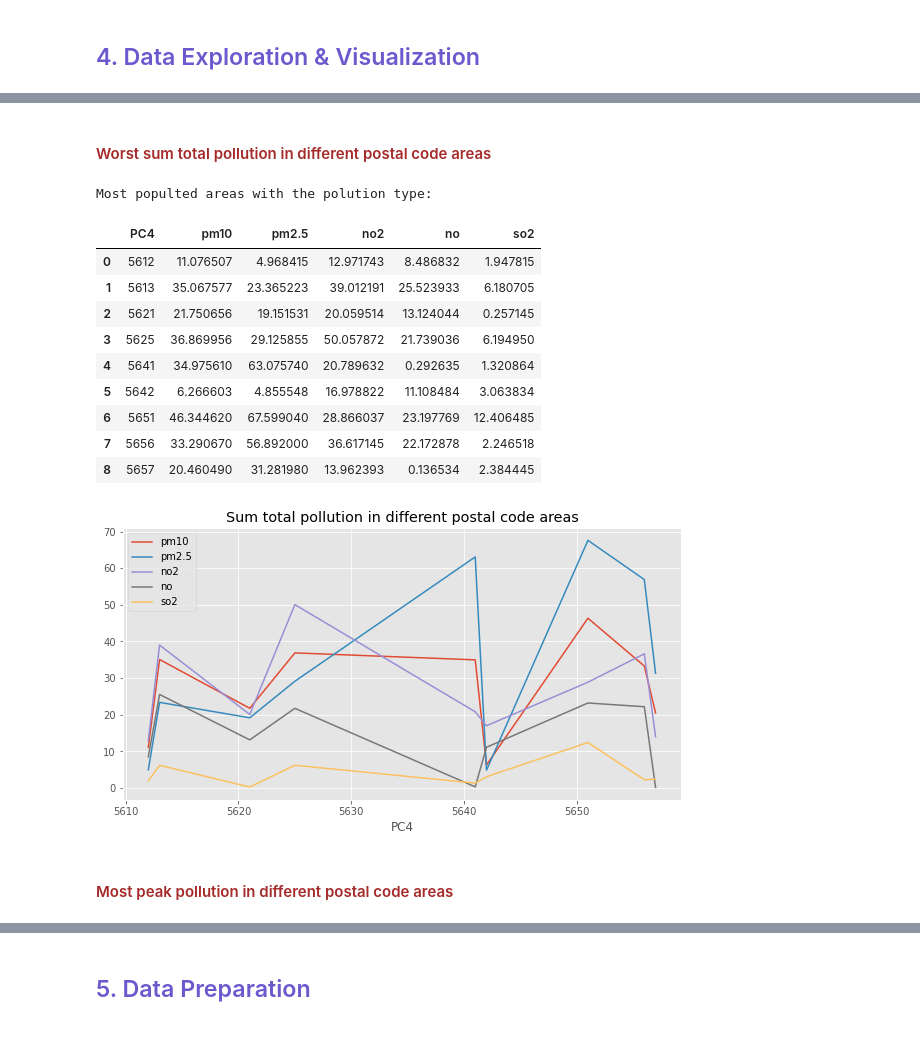
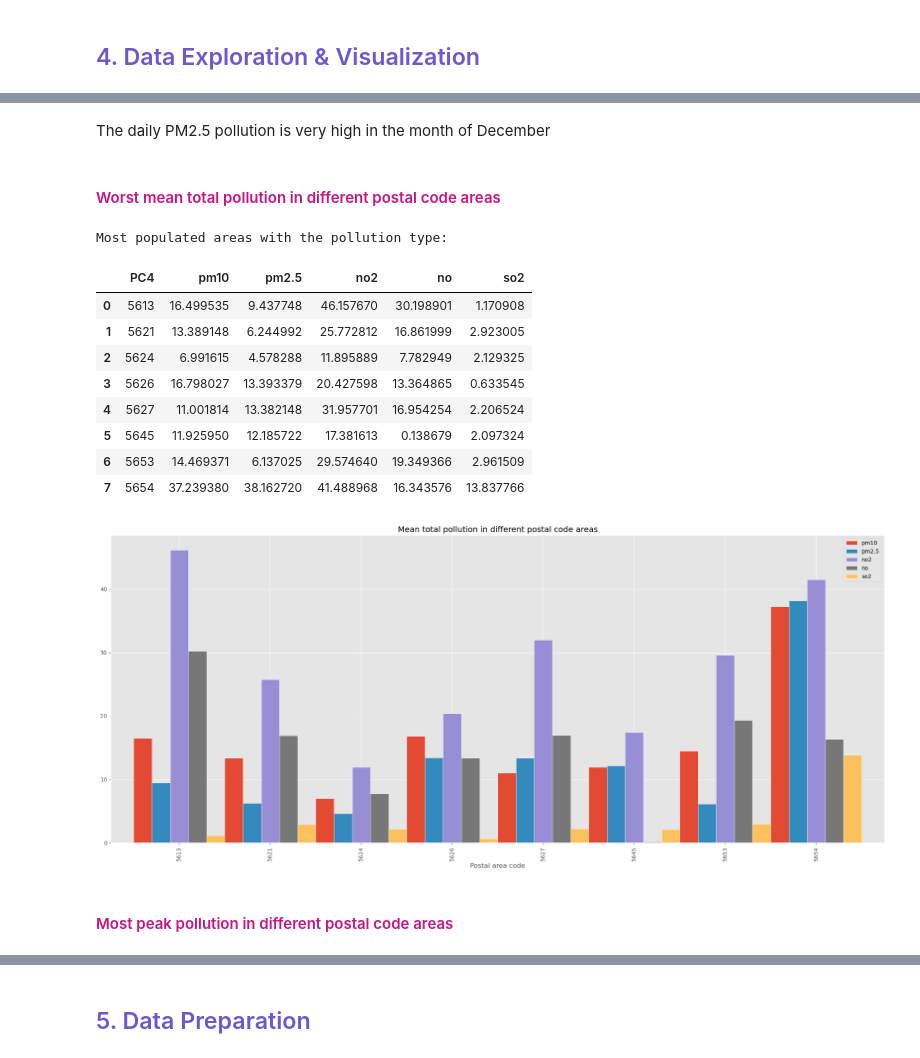
Before and after one commit to rawan-a-d/Air-Quality-Prediction, a Jupyter notebook: air_pollution.ipynb, the cells around one changed output, grey strips where cells are left out. Saved outputs shown, nothing was run; the diff lists cells and outputs as text; code cells hidden in the pictures.

```diff
--- a/air_pollution.ipynb
+++ b/air_pollution.ipynb
@@ -179,26 +195,28 @@ plt.show()
+# %% [markdown]
+The daily PM2.5 pollution is very high in the month of December
 # %% [markdown]
-<h4><font color=brown> Worst sum total pollution in different postal code areas</font></h4>
+<h4><font color=mediumvioletred> Worst mean total pollution in different postal code areas</font></h4>
 # %%
-df_ap_sp = df_ap.groupby(['PC4']).sum(numeric_only=True)
-df_ap_sp.plot(legend=True, figsize=(10,5), title="Sum total pollution in different postal code areas")
-
-print('Most populted areas with the polution type:')
+df_ap_sp = df_ap.groupby(['PC4']).mean(numeric_only=True)
+print('Most populated areas with the pollution type:')
 df_ap_sp = df_ap_sp.drop_duplicates()
 df_ap_sp.reset_index().style.highlight_max(color = 'orange')
 # %% [output]
-Most populted areas with the polution type:
+Most populated areas with the pollution type:
 |  | PC4 | pm10 | pm2.5 | no2 | no | so2 |
-| 0 | 5612 | 11.076507 | 4.968415 | 12.971743 | 8.486832 | 1.947815 |
-| 1 | 5613 | 35.067577 | 23.365223 | 39.012191 | 25.523933 | 6.180705 |
-| 2 | 5621 | 21.750656 | 19.151531 | 20.059514 | 13.124044 | 0.257145 |
-| 3 | 5625 | 36.869956 | 29.125855 | 50.057872 | 21.739036 | 6.194950 |
-| 4 | 5641 | 34.975610 | 63.075740 | 20.789632 | 0.292635 | 1.320864 |
-| 5 | 5642 | 6.266603 | 4.855548 | 16.978822 | 11.108484 | 3.063834 |
-| 6 | 5651 | 46.344620 | 67.599040 | 28.866037 | 23.197769 | 12.406485 |
-| 7 | 5656 | 33.290670 | 56.892000 | 36.617145 | 22.172878 | 2.246518 |
-| 8 | 5657 | 20.460490 | 31.281980 | 13.962393 | 0.136534 | 2.384445 |
+| 0 | 5613 | 16.499535 | 9.437748 | 46.157670 | 30.198901 | 1.170908 |
+| 1 | 5621 | 13.389148 | 6.244992 | 25.772812 | 16.861999 | 2.923005 |
+| 2 | 5624 | 6.991615 | 4.578288 | 11.895889 | 7.782949 | 2.129325 |
+| 3 | 5626 | 16.798027 | 13.393379 | 20.427598 | 13.364865 | 0.633545 |
+| 4 | 5627 | 11.001814 | 13.382148 | 31.957701 | 16.954254 | 2.206524 |
+| 5 | 5645 | 11.925950 | 12.185722 | 17.381613 | 0.138679 | 2.097324 |
+| 6 | 5653 | 14.469371 | 6.137025 | 29.574640 | 19.349366 | 2.961509 |
+| 7 | 5654 | 37.239380 | 38.162720 | 41.488968 | 16.343576 | 13.837766 |
-[figure, removed]
+# %%
+plot = df_ap_sp.plot.bar(xlabel= "Postal area code", legend=True, figsize=(25,10), width=1, edgecolor='white', title="Mean total pollution in different postal code areas")
+# %% [output]
+[figure, added]
 # %% [markdown]
-<h4><font color=brown> Most peak pollution in different postal code areas</font></h4>
+<h4><font color=mediumvioletred> Most peak pollution in different postal code areas</font></h4>
 # %%
 df_ap_mp = df_ap.groupby(['PC4']).max(numeric_only=True)
```
Also changed, not shown: parts of 36 cells of this notebook.
